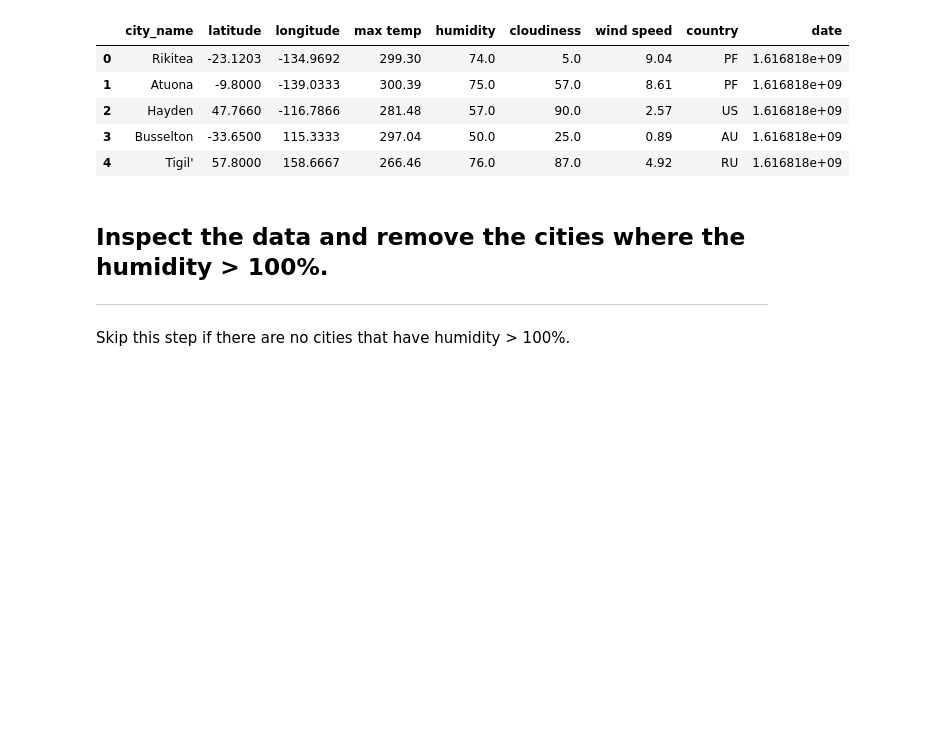
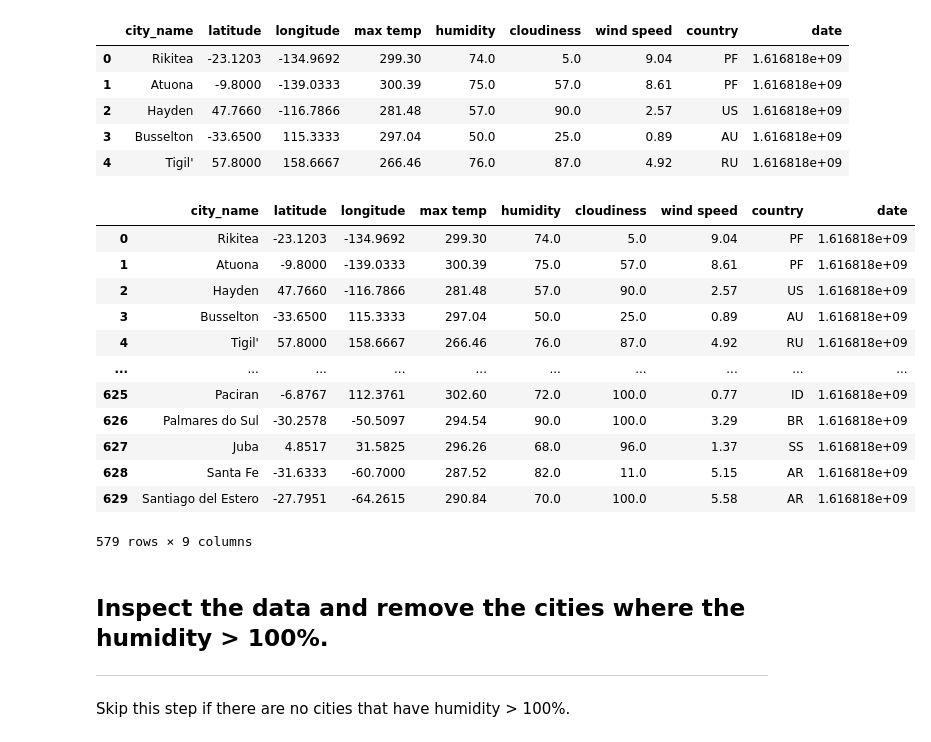
Before and after one commit to michellesimek/python-api-challenge, a Jupyter notebook: Code/WeatherPy.ipynb, the cells around one changed output. Cells and saved outputs as stored; diff of their text form; code cells hidden in the pictures; blank space fills up the shorter version.

Commit message:
exported city weather dataframe to a csv file

```diff
--- a/Code/WeatherPy.ipynb
+++ b/Code/WeatherPy.ipynb
@@ -126,6 +126,23 @@ cities_df.head()
 | 2 | Hayden | 47.7660 | -116.7866 | 281.48 | 57.0 | 90.0 | 2.57 | US | 1.616818e+09 |
 | 3 | Busselton | -33.6500 | 115.3333 | 297.04 | 50.0 | 25.0 | 0.89 | AU | 1.616818e+09 |
 | 4 | Tigil' | 57.8000 | 158.6667 | 266.46 | 76.0 | 87.0 | 4.92 | RU | 1.616818e+09 |
+# %%
+cities_df.to_csv("city_weather.csv")
+cities_df
+# %% [output]
+|  | city_name | latitude | longitude | max temp | humidity | cloudiness | wind speed | country | date |
+| 0 | Rikitea | -23.1203 | -134.9692 | 299.30 | 74.0 | 5.0 | 9.04 | PF | 1.616818e+09 |
+| 1 | Atuona | -9.8000 | -139.0333 | 300.39 | 75.0 | 57.0 | 8.61 | PF | 1.616818e+09 |
+| 2 | Hayden | 47.7660 | -116.7866 | 281.48 | 57.0 | 90.0 | 2.57 | US | 1.616818e+09 |
+| 3 | Busselton | -33.6500 | 115.3333 | 297.04 | 50.0 | 25.0 | 0.89 | AU | 1.616818e+09 |
+| 4 | Tigil' | 57.8000 | 158.6667 | 266.46 | 76.0 | 87.0 | 4.92 | RU | 1.616818e+09 |
+| ... | ... | ... | ... | ... | ... | ... | ... | ... | ... |
+| 625 | Paciran | -6.8767 | 112.3761 | 302.60 | 72.0 | 100.0 | 0.77 | ID | 1.616818e+09 |
+| 626 | Palmares do Sul | -30.2578 | -50.5097 | 294.54 | 90.0 | 100.0 | 3.29 | BR | 1.616818e+09 |
+| 627 | Juba | 4.8517 | 31.5825 | 296.26 | 68.0 | 96.0 | 1.37 | SS | 1.616818e+09 |
+| 628 | Santa Fe | -31.6333 | -60.7000 | 287.52 | 82.0 | 11.0 | 5.15 | AR | 1.616818e+09 |
+| 629 | Santiago del Estero | -27.7951 | -64.2615 | 290.84 | 70.0 | 100.0 | 5.58 | AR | 1.616818e+09 |
+579 rows × 9 columns
 # %% [markdown]
 ## Inspect the data and remove the cities where the humidity > 100%.
 ----
```
